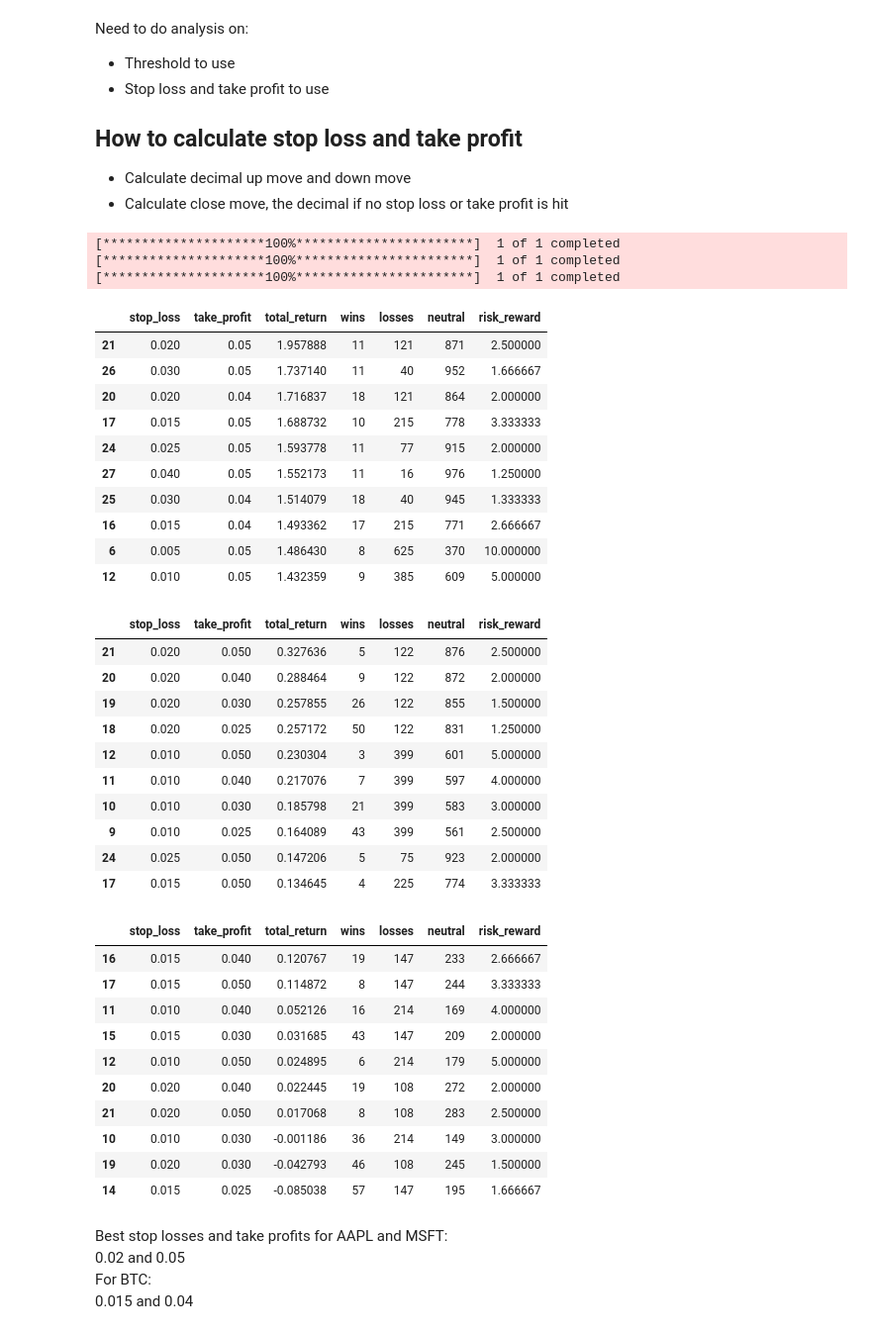
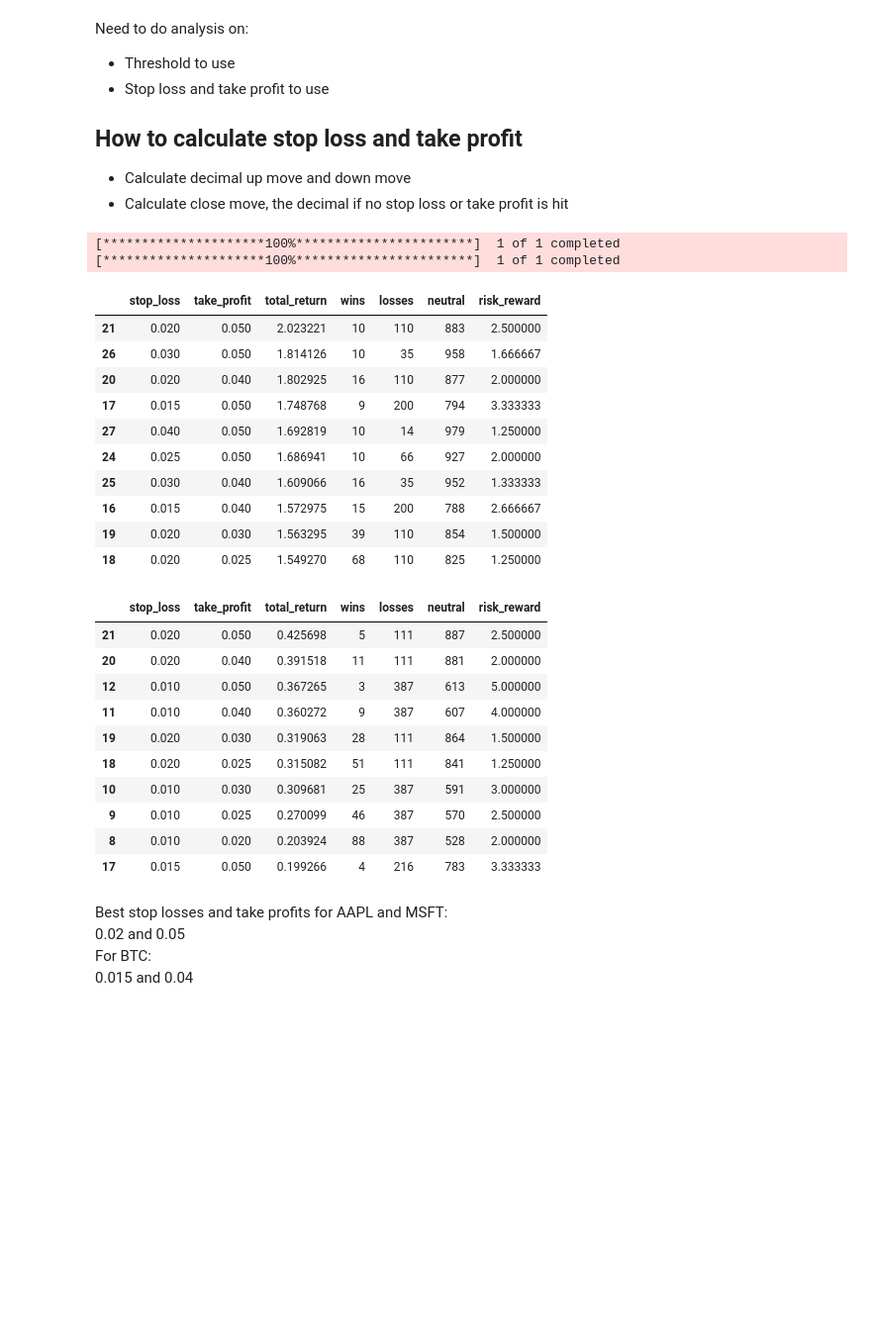
Before and after one commit to sebparkin/trader_bot, a Jupyter notebook: data_analysis.ipynb, the cells around one changed output. Shown at 99% size. Saved outputs shown, nothing was run; the diff lists cells and outputs as text; code cells hidden in the pictures; blank space fills up the shorter version.

```diff
--- a/data_analysis.ipynb
+++ b/data_analysis.ipynb
@@ -119,67 +87,54 @@ def analyse_stop_take(df, thresholds):
                     # Neither hit — close at EOD
                     returns.append(close_move)
                     neutral += 1
 
             total_return = pd.Series(returns).add(1).cumprod().iloc[-1] - 1
             results.append({
                 'stop_loss'   : stop,
                 'take_profit' : take,
                 'total_return': total_return,
                 'wins'        : wins,
                 'losses'      : losses,
                 'neutral'     : neutral,
                 'risk_reward' : take / stop
             })
 
     results_df = pd.DataFrame(results).sort_values('total_return', ascending=False)
     #print(results_df.head(10).to_string(index=False))
     return results_df
 
 thresholds = [0.005, 0.01, 0.015, 0.02, 0.025, 0.03, 0.04, 0.05]
 
 aapl_day_handler = DataHandler('AAPL', period = '4y', interval='1d')
 msft_day_handler = DataHandler('MSFT', period = '4y', interval='1d')
-btc_day_handler = DataHandler('BTC', period = '4y', interval='1d')
 
-for handler in [aapl_day_handler, msft_day_handler, btc_day_handler]:
+for handler in [aapl_day_handler, msft_day_handler]:
     display(analyse_stop_take(handler.df, thresholds).head(10))
 # %% [output]
 [*********************100%***********************]  1 of 1 completed
 [*********************100%***********************]  1 of 1 completed
-[*********************100%***********************]  1 of 1 completed
 |  | stop_loss | take_profit | total_return | wins | losses | neutral | risk_reward |
-| 21 | 0.020 | 0.05 | 1.957888 | 11 | 121 | 871 | 2.500000 |
-| 26 | 0.030 | 0.05 | 1.737140 | 11 | 40 | 952 | 1.666667 |
-| 20 | 0.020 | 0.04 | 1.716837 | 18 | 121 | 864 | 2.000000 |
-| 17 | 0.015 | 0.05 | 1.688732 | 10 | 215 | 778 | 3.333333 |
-| 24 | 0.025 | 0.05 | 1.593778 | 11 | 77 | 915 | 2.000000 |
-| 27 | 0.040 | 0.05 | 1.552173 | 11 | 16 | 976 | 1.250000 |
-| 25 | 0.030 | 0.04 | 1.514079 | 18 | 40 | 945 | 1.333333 |
-| 16 | 0.015 | 0.04 | 1.493362 | 17 | 215 | 771 | 2.666667 |
-| 6 | 0.005 | 0.05 | 1.486430 | 8 | 625 | 370 | 10.000000 |
-| 12 | 0.010 | 0.05 | 1.432359 | 9 | 385 | 609 | 5.000000 |
+| 21 | 0.020 | 0.050 | 2.023221 | 10 | 110 | 883 | 2.500000 |
+| 26 | 0.030 | 0.050 | 1.814126 | 10 | 35 | 958 | 1.666667 |
+| 20 | 0.020 | 0.040 | 1.802925 | 16 | 110 | 877 | 2.000000 |
+| 17 | 0.015 | 0.050 | 1.748768 | 9 | 200 | 794 | 3.333333 |
+| 27 | 0.040 | 0.050 | 1.692819 | 10 | 14 | 979 | 1.250000 |
+| 24 | 0.025 | 0.050 | 1.686941 | 10 | 66 | 927 | 2.000000 |
+| 25 | 0.030 | 0.040 | 1.609066 | 16 | 35 | 952 | 1.333333 |
+| 16 | 0.015 | 0.040 | 1.572975 | 15 | 200 | 788 | 2.666667 |
+| 19 | 0.020 | 0.030 | 1.563295 | 39 | 110 | 854 | 1.500000 |
+| 18 | 0.020 | 0.025 | 1.549270 | 68 | 110 | 825 | 1.250000 |
 |  | stop_loss | take_profit | total_return | wins | losses | neutral | risk_reward |
-| 21 | 0.020 | 0.050 | 0.327636 | 5 | 122 | 876 | 2.500000 |
-| 20 | 0.020 | 0.040 | 0.288464 | 9 | 122 | 872 | 2.000000 |
-| 19 | 0.020 | 0.030 | 0.257855 | 26 | 122 | 855 | 1.500000 |
-| 18 | 0.020 | 0.025 | 0.257172 | 50 | 122 | 831 | 1.250000 |
-| 12 | 0.010 | 0.050 | 0.230304 | 3 | 399 | 601 | 5.000000 |
-| 11 | 0.010 | 0.040 | 0.217076 | 7 | 399 | 597 | 4.000000 |
-| 10 | 0.010 | 0.030 | 0.185798 | 21 | 399 | 583 | 3.000000 |
-| 9 | 0.010 | 0.025 | 0.164089 | 43 | 399 | 561 | 2.500000 |
-| 24 | 0.025 | 0.050 | 0.147206 | 5 | 75 | 923 | 2.000000 |
-| 17 | 0.015 | 0.050 | 0.134645 | 4 | 225 | 774 | 3.333333 |
+| 21 | 0.020 | 0.050 | 0.425698 | 5 | 111 | 887 | 2.500000 |
+| 20 | 0.020 | 0.040 | 0.391518 | 11 | 111 | 881 | 2.000000 |
+| 12 | 0.010 | 0.050 | 0.367265 | 3 | 387 | 613 | 5.000000 |
+| 11 | 0.010 | 0.040 | 0.360272 | 9 | 387 | 607 | 4.000000 |
+| 19 | 0.020 | 0.030 | 0.319063 | 28 | 111 | 864 | 1.500000 |
+| 18 | 0.020 | 0.025 | 0.315082 | 51 | 111 | 841 | 1.250000 |
+| 10 | 0.010 | 0.030 | 0.309681 | 25 | 387 | 591 | 3.000000 |
+| 9 | 0.010 | 0.025 | 0.270099 | 46 | 387 | 570 | 2.500000 |
+| 8 | 0.010 | 0.020 | 0.203924 | 88 | 387 | 528 | 2.000000 |
+| 17 | 0.015 | 0.050 | 0.199266 | 4 | 216 | 783 | 3.333333 |
-|  | stop_loss | take_profit | total_return | wins | losses | neutral | risk_reward |
-| 16 | 0.015 | 0.040 | 0.120767 | 19 | 147 | 233 | 2.666667 |
-| 17 | 0.015 | 0.050 | 0.114872 | 8 | 147 | 244 | 3.333333 |
-| 11 | 0.010 | 0.040 | 0.052126 | 16 | 214 | 169 | 4.000000 |
-| 15 | 0.015 | 0.030 | 0.031685 | 43 | 147 | 209 | 2.000000 |
-| 12 | 0.010 | 0.050 | 0.024895 | 6 | 214 | 179 | 5.000000 |
-| 20 | 0.020 | 0.040 | 0.022445 | 19 | 108 | 272 | 2.000000 |
-| 21 | 0.020 | 0.050 | 0.017068 | 8 | 108 | 283 | 2.500000 |
-| 10 | 0.010 | 0.030 | -0.001186 | 36 | 214 | 149 | 3.000000 |
-| 19 | 0.020 | 0.030 | -0.042793 | 46 | 108 | 245 | 1.500000 |
-| 14 | 0.015 | 0.025 | -0.085038 | 57 | 147 | 195 | 1.666667 |
 # %% [markdown]
 Best stop losses and take profits for AAPL and MSFT:
 0.02 and 0.05
```
Also changed, not shown: parts of 15 cells of this notebook, 14 other files.
